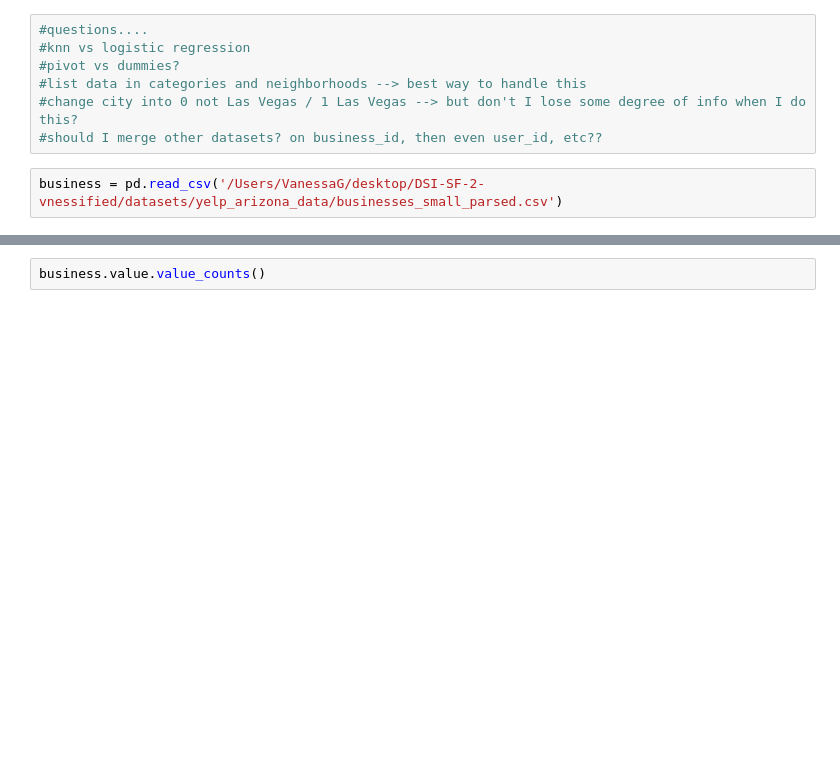
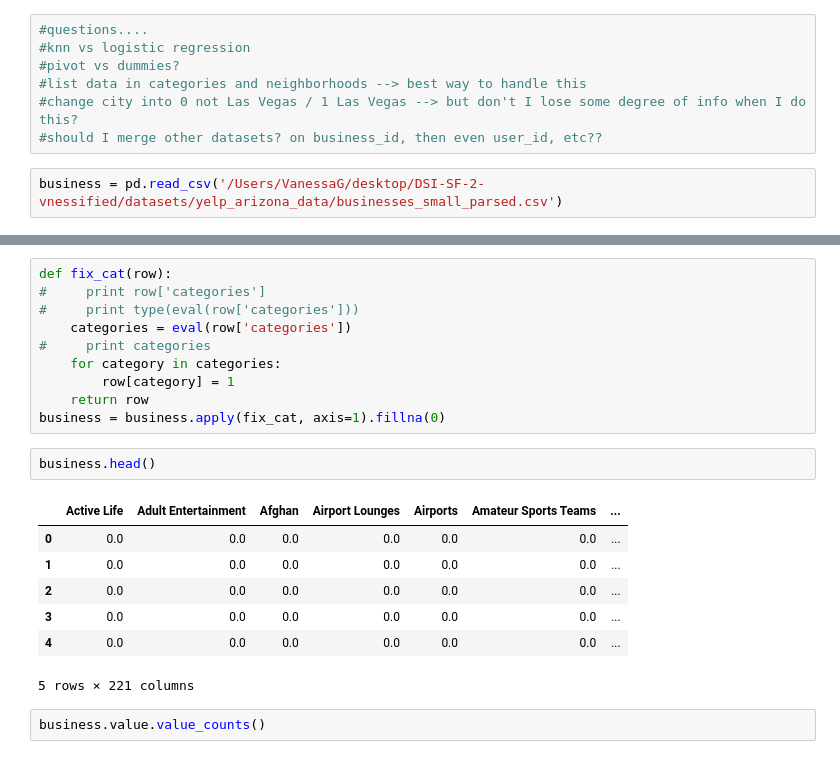
Before and after one commit to vnessified/DSI-SF-2-vnessified, a Jupyter notebook: projects/project-05/project-5.ipynb, the cells around one changed output, grey strips where cells are left out. Saved outputs shown, nothing was run; the diff lists cells and outputs as text; blank space fills up the shorter version.

```diff
--- a/projects/project-05/project-5.ipynb
+++ b/projects/project-05/project-5.ipynb
@@ -171,3 +175,23 @@ business.head(2)
+# %%
+def fix_cat(row):
+#     print row['categories']
+#     print type(eval(row['categories']))
+    categories = eval(row['categories'])
+#     print categories
+    for category in categories:
+        row[category] = 1
+    return row
+business = business.apply(fix_cat, axis=1).fillna(0)
+# %%
+business.head()
+# %% [output]
+|  | Active Life | Adult Entertainment | Afghan | Airport Lounges | Airports | Amateur Sports Teams | ... |
+| 0 | 0.0 | 0.0 | 0.0 | 0.0 | 0.0 | 0.0 | ... |
+| 1 | 0.0 | 0.0 | 0.0 | 0.0 | 0.0 | 0.0 | ... |
+| 2 | 0.0 | 0.0 | 0.0 | 0.0 | 0.0 | 0.0 | ... |
+| 3 | 0.0 | 0.0 | 0.0 | 0.0 | 0.0 | 0.0 | ... |
+| 4 | 0.0 | 0.0 | 0.0 | 0.0 | 0.0 | 0.0 | ... |
+5 rows × 221 columns
 # %%
 business.value.value_counts()
 # %% [output]
```
Also changed, not shown: parts of 6 cells of this notebook.
